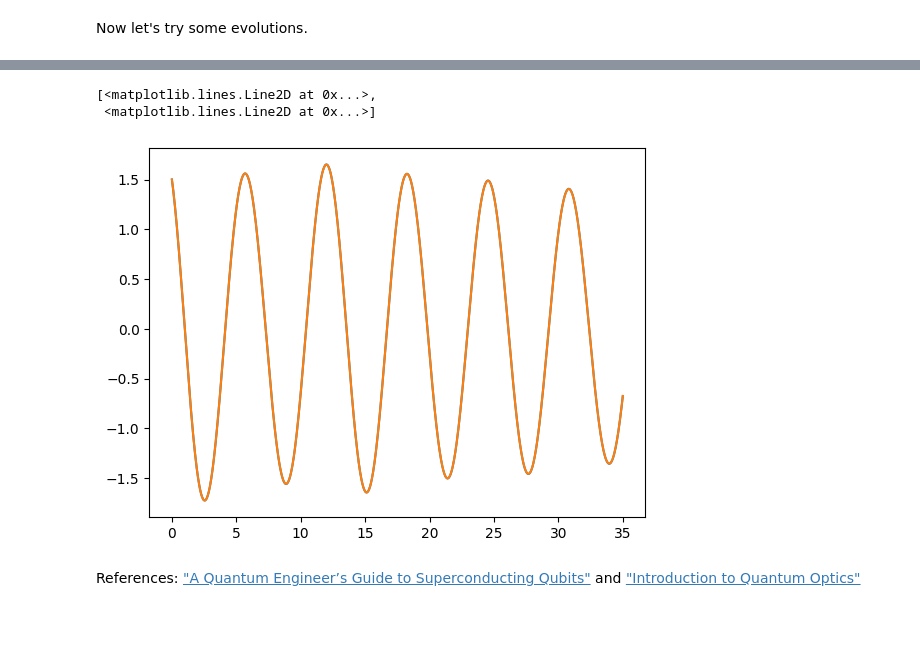
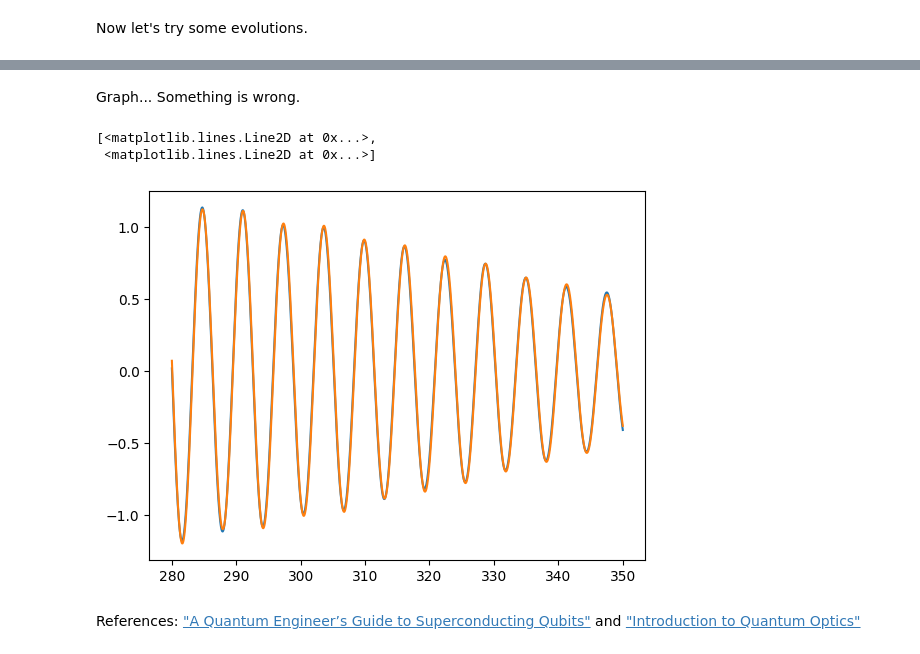
Before and after one commit to ethanlee515/quantum-optics-nonsense, a Jupyter notebook: main.ipynb, the cells around one changed output, grey strips where cells are left out. Cells and saved outputs as stored; diff of their text form; code cells hidden in the pictures; blank space fills up the shorter version.

```diff
--- a/main.ipynb
+++ b/main.ipynb
@@ -87,6 +86,6 @@ st_sys1 = qutip.tensor(st_sc1, st_cav, st_env)
 # %% [markdown]
 Now let's try some evolutions.
 # %%
-times = np.linspace(0, 35, 1000)
+times = np.linspace(0, 350, 10000)
 result0 = qutip.sesolve(ham_all, st_sys0, times, [vector_potential])
 result1 = qutip.sesolve(ham_all, st_sys1, times, [vector_potential])
@@ -105,8 +92,14 @@ plt.plot(times, result1.expect[0])
+# %% [markdown]
+Graph... Something is wrong.
 # %%
-plt.plot(times, result0.expect[0], times, result1.expect[0])
+t = times[-2000:]
+r0 = result0.expect[0][-2000:]
+r1 = result1.expect[0][-2000:]
-# %% [output]
-[<matplotlib.lines.Line2D at 0x...>,
- <matplotlib.lines.Line2D at 0x...>]
-[figure, removed]
+# %%
+plt.plot(t, r0, t, r1)
+# %% [output]
+[<matplotlib.lines.Line2D at 0x...>,
+ <matplotlib.lines.Line2D at 0x...>]
+[figure, added]
 # %% [markdown]
 References: ["A Quantum Engineer’s Guide to Superconducting Qubits"](https://arxiv.org/pdf/1904.06560.pdf) and ["Introduction to Quantum Optics"](https://www.carlosnb.com/_files/ugd/b99da1_fa5355be38c448aca09f1584d705c52a.pdf)
```
Also changed, not shown: parts of 4 cells of this notebook, 2 other files.
